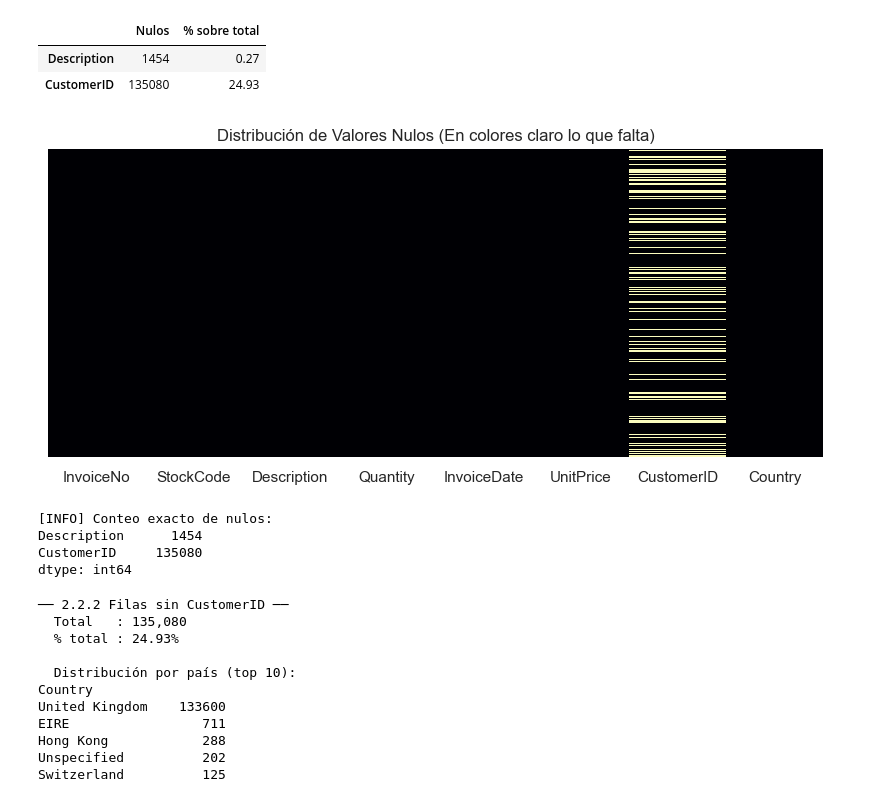
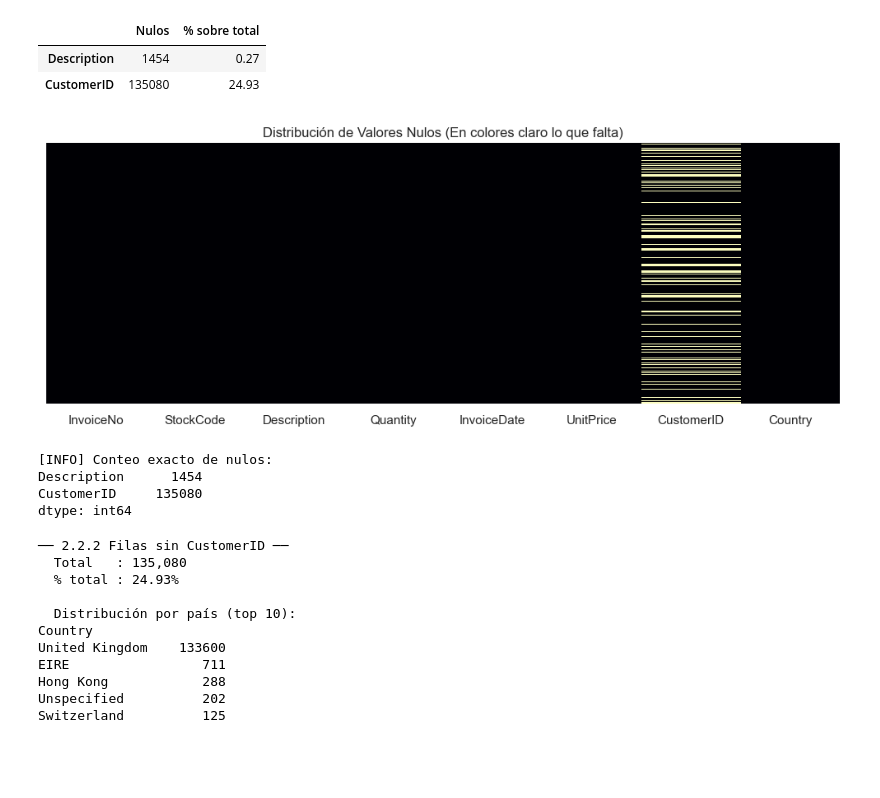
Before and after one commit to ravel01106/proyecto-master-ia-big-data, a Jupyter notebook: notebooks/regression_proyect/analysis/eda_data.ipynb, the cells around one changed output. Drawn from its saved outputs; the diff is of its cells as text; code cells hidden in the pictures; blank space fills up the shorter version.

```diff
--- a/notebooks/regression_proyect/analysis/eda_data.ipynb
+++ b/notebooks/regression_proyect/analysis/eda_data.ipynb
@@ -275,15 +275,17 @@ display(resumen_nulos[resumen_nulos['Nulos'] > 0])
 # %%
 # [DOC] Procederemos a crear una visualización que nos detecte los datos faltantes. Los colores claros indican la ausencia de datos (nulos).
 
 plt.figure(figsize=(10, 4))
 sns.heatmap(df.isnull(), yticklabels=False, cbar=False, cmap='magma')
 plt.title('Distribución de Valores Nulos (En colores claro lo que falta)')
+plt.tight_layout()
+plt.savefig(f'{RUTA_GRAFICOS}2.2.1_heatmap_nulos.png', dpi=150)
 plt.show()
 
 print("\n[INFO] Conteo exacto de nulos:")
 print(df.isnull().sum()[df.isnull().sum() > 0])
 # %% [output]
-[figure, old version]
+[figure, new version]
 [INFO] Conteo exacto de nulos:
 Description      1454
 CustomerID     135080
```
Also changed, not shown: 19 other files.
